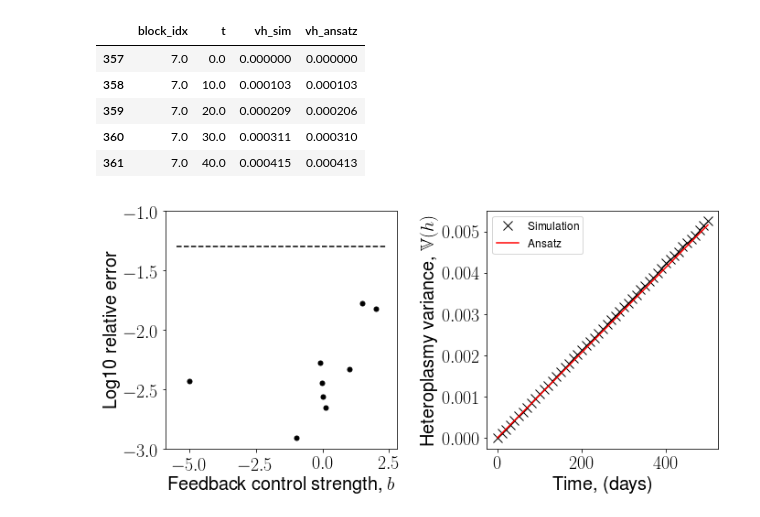
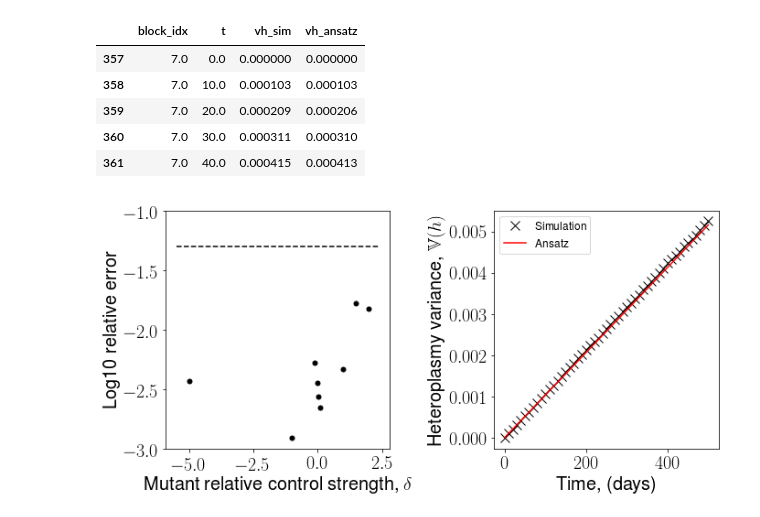
Before and after one commit to ImperialCollegeLondon/MitoNetworksGenetics, a Jupyter notebook: Linear_Feedback_Control/Stochastic_analysis/delta_sweep/Post_processing/Analysis/Analyse_param_sweep.ipynb, the cells around one changed output. Cells and saved outputs as stored; diff of their text form; code cells hidden in the pictures.

```diff
--- a/Linear_Feedback_Control/Stochastic_analysis/delta_sweep/Post_processing/Analysis/Analyse_param_sweep.ipynb
+++ b/Linear_Feedback_Control/Stochastic_analysis/delta_sweep/Post_processing/Analysis/Analyse_param_sweep.ipynb
@@ -93,26 +93,26 @@ worst_vh_profile.head()
 # %%
 fig, axs = plt.subplots(1,2, figsize=(2*5,5))
 
 ax = axs[0]
 ax.plot(delta_vals_try,error_ansatz_delta,'k.',label='Ansatz')
-ax.set_xlabel('Feedback control strength, $b$')
+ax.set_xlabel('Mutant relative control strength, $\delta$')
 ax.set_ylabel('Log10 relative error')
 ax.plot(1.1*np.linspace(min(delta_vals_try),1.1*max(delta_vals_try)),np.log10(0.05)*np.ones(50),'--k')
 ax.set_ylim([-3,-1])
 
 
 
 ax = axs[1]
 ax.plot(worst_vh_profile['t'],worst_vh_profile['vh_sim'],'kx',label='Simulation')
 ax.plot(worst_vh_profile['t'],worst_vh_profile['vh_ansatz'],'-r',mfc='none',label='Ansatz')
 ax.legend(prop={'size':12})
 ax.set_xlabel('Time, (days)')
 ax.set_ylabel('Heteroplasmy variance, $\mathbb{V}(h)$')
 
 
 
 plt.tight_layout()
 
 plt.savefig('error_delta_sweep.svg')
 # %% [output]
-[figure, old version]
+[figure, new version]
```
Also changed, not shown: 1 other file.
